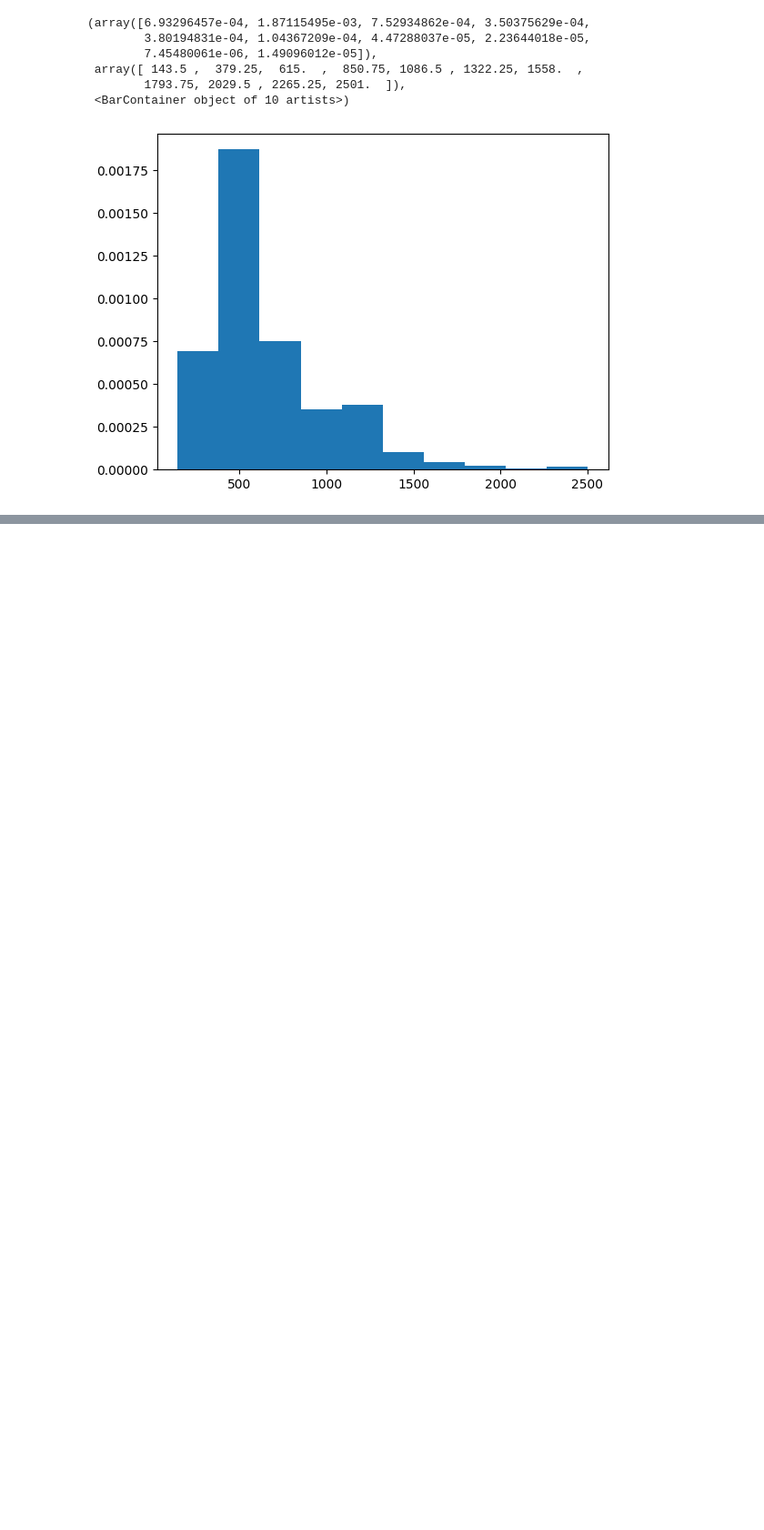
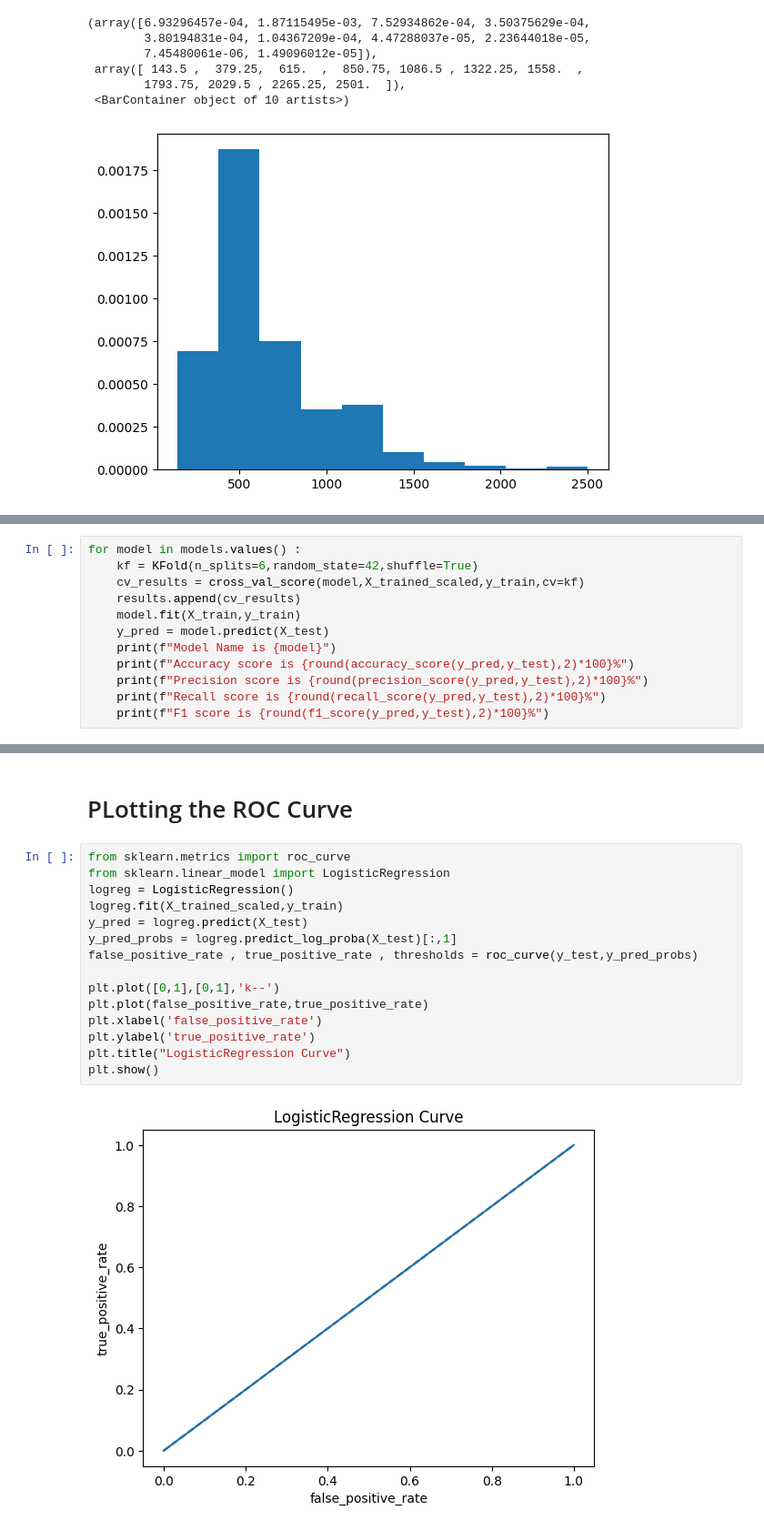
Before and after one commit to Ihaxxxx/Machine-Learning, a Jupyter notebook: Sickit Learn/Course End Projects/Breast Cancer/index.ipynb, the cells around one changed output, grey strips where cells are left out. Shown at 91% size. Drawn from its saved outputs; the diff is of its cells as text; blank space fills up the shorter version.

```diff
--- a/Sickit Learn/Course End Projects/Breast Cancer/index.ipynb
+++ b/Sickit Learn/Course End Projects/Breast Cancer/index.ipynb
@@ -146,0 +261,12 @@ plt.hist(breat_cancer['area_mean'],density=True,histtype='barstacked')
+# %%
+for model in models.values() :
+    kf = KFold(n_splits=6,random_state=42,shuffle=True)
+    cv_results = cross_val_score(model,X_trained_scaled,y_train,cv=kf)
+    results.append(cv_results)
+    model.fit(X_train,y_train)
+    y_pred = model.predict(X_test)
+    print(f"Model Name is {model}")
+    print(f"Accuracy score is {round(accuracy_score(y_pred,y_test),2)*100}%")
+    print(f"Precision score is {round(precision_score(y_pred,y_test),2)*100}%")
+    print(f"Recall score is {round(recall_score(y_pred,y_test),2)*100}%")
+    print(f"F1 score is {round(f1_score(y_pred,y_test),2)*100}%")
@@ -146,0 +289,19 @@ plt.hist(breat_cancer['area_mean'],density=True,histtype='barstacked')
+# %% [markdown]
+# PLotting the ROC Curve
+# %%
+from sklearn.metrics import roc_curve
+from sklearn.linear_model import LogisticRegression
+logreg = LogisticRegression()
+logreg.fit(X_trained_scaled,y_train)
+y_pred = logreg.predict(X_test)
+y_pred_probs = logreg.predict_log_proba(X_test)[:,1]
+false_positive_rate , true_positive_rate , thresholds = roc_curve(y_test,y_pred_probs)
+
+plt.plot([0,1],[0,1],'k--')
+plt.plot(false_positive_rate,true_positive_rate)
+plt.xlabel('false_positive_rate')
+plt.ylabel('true_positive_rate')
+plt.title("LogisticRegression Curve")
+plt.show()
+# %% [output]
+[figure, added]
```
Also changed, not shown: parts of 16 cells of this notebook, 6 other files.
